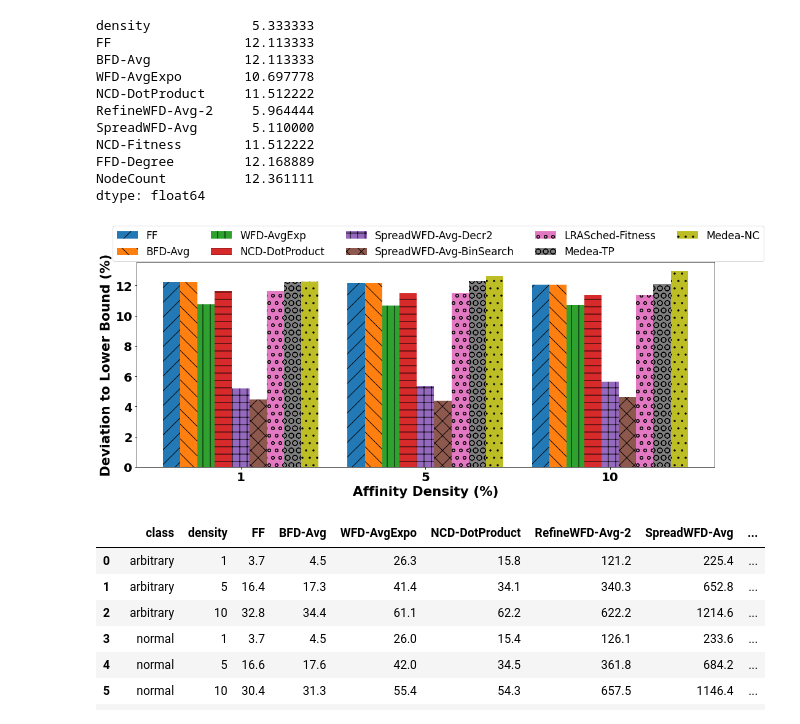
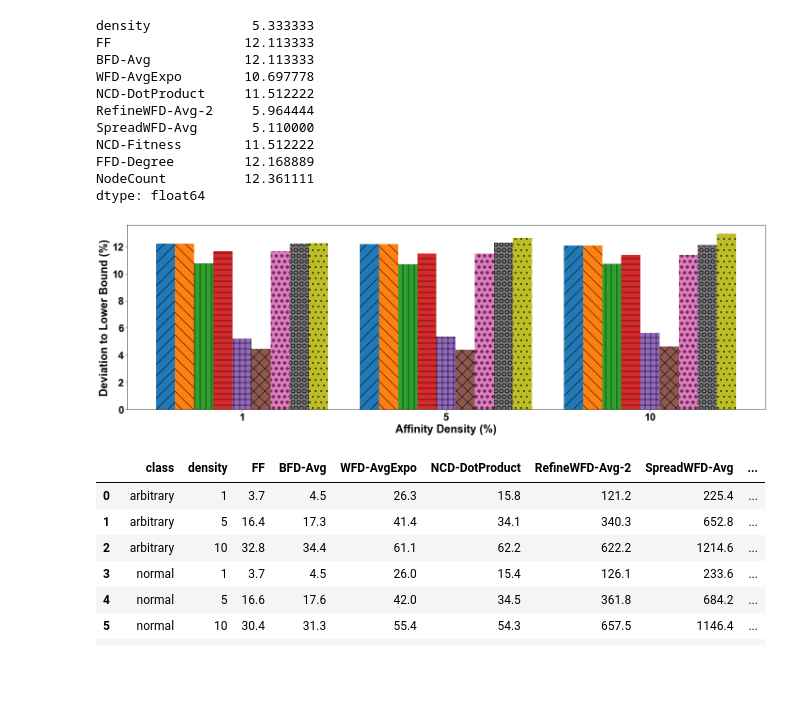
Before and after one commit to DSSGroup-Leeds/LRA-binpacking-expe, a Jupyter notebook: data/analysis_scripts/exp_result_analysis-icdcs22pagefit.ipynb, the cells around one changed output. Drawn from its saved outputs; the diff is of its cells as text; code cells hidden in the pictures; blank space fills up the shorter version.

Commit message:
refine figures

```diff
--- a/data/analysis_scripts/exp_result_analysis-icdcs22pagefit.ipynb
+++ b/data/analysis_scripts/exp_result_analysis-icdcs22pagefit.ipynb
@@ -15,6 +15,6 @@ print(proj_path)
 # %%
 FONT_NAME = 'Arial'
-FONT_SIZE = 19
+FONT_SIZE = 21
 import matplotlib as mpl
 mpl.rc('font',family='Arial')
 # %%
@@ -107,7 +107,7 @@ def get_scale_exp_results(sub_df, alg_column_names):
     sub_df_grouped_avg_time = sub_df_grouped_avg[['class', 'LRAnum'] + time_column_names]
     return sub_df_grouped_avg_eps, sub_df_grouped_avg_time
 # %%
-def plot_barchart(original_df, class_name, cols, xlabel, ylabel, legend_args={'loc':'upper center', 'anchor_x':0.5, 'anchor_y':-0.25, 'ncol':5, 'fontsize':FONT_SIZE}, log_scale=False):
+def plot_barchart(original_df, class_name, cols, xlabel, ylabel, legend_args={'width':16, 'height':6.5, 'loc':'upper center', 'anchor_x':0.5, 'anchor_y':-0.25, 'ncol':5, 'fontsize':FONT_SIZE, 'enabled':True}, log_scale=False):
     tmp_df = original_df[original_df['class'] == class_name][cols]
     tmp_df.rename(columns=rename_dict, errors='ignore', inplace=True)
     # group of densities/scale
@@ -115,7 +115,7 @@ def plot_barchart(original_df, class_name, cols, xlabel, ylabel, legend_args={'l
     labels = original_df.density.apply(lambda x: f'{x:,}').unique()
     x = np.arange(len(labels))
 
-    fig = plt.figure(figsize=(16, 6.5))
+    fig = plt.figure(figsize=(legend_args['width'], legend_args['height']))
     algs = list(tmp_df.T.index)
     alg_num = len(tmp_df.T)
     alg_res = tmp_df.T.values
@@ -140,7 +140,8 @@ def plot_barchart(original_df, class_name, cols, xlabel, ylabel, legend_args={'l
     plt.ylabel(ylabel, fontname=FONT_NAME, fontsize=FONT_SIZE+2.5, fontweight='bold')
     if log_scale:
         plt.yscale('log')
-    plt.legend(algs, loc=legend_args['loc'], bbox_to_anchor=(legend_args['anchor_x'], legend_args['anchor_y']), ncol=legend_args['ncol'], fontsize=legend_args['fontsize'])
+    if legend_args['enabled']:
+        plt.legend(algs, loc=legend_args['loc'], bbox_to_anchor=(legend_args['anchor_x'], legend_args['anchor_y']), ncol=legend_args['ncol'], fontsize=legend_args['fontsize'])
     plt.tight_layout()
     plt.show()
     fig.tight_layout()
@@ -172,7 +173,7 @@ twodim_eps
 9 rows × 30 columns
 # %%
 for c in classes:
-    legend_args={'loc':'upper center', 'anchor_x':0.5, 'anchor_y':-0.25, 'ncol':5, 'fontsize':FONT_SIZE}
+    legend_args={'width':10, 'height':6.5,'loc':'upper center', 'anchor_x':0.5, 'anchor_y':-0.25, 'ncol':5, 'fontsize':FONT_SIZE, 'enabled':True}
     fig = plot_barchart(twodim_eps, c, df_2d_column_names, "Affinity Density (%)", 'Deviation to Lower Bound (%)', legend_args)
     #filename = f"{proj_path}/plots/density2D_result_{c}.pdf"
     #fig.savefig(filename)
@@ -179,6 +182,6 @@ for c in classes:
 # %%
 for c in classes:
-    legend_args={'loc':'upper center', 'anchor_x':0.5, 'anchor_y':-0.25, 'ncol':5, 'fontsize':FONT_SIZE}
+    legend_args={'width':10, 'height':6.5,'loc':'upper center', 'anchor_x':0.5, 'anchor_y':-0.25, 'ncol':5, 'fontsize':FONT_SIZE, 'enabled':True}
     fig = plot_barchart(twodim_time, c, df_2d_column_names,
                         "Affinity Density (%)",
                         'Time consumption (s)\nlog-scale', legend_args, True)
@@ -233,12 +238,13 @@ dtype: float64
 # %%
 for c in classes:
 # c = "arbitrary"
-    legend_args={'loc':'upper left', 'anchor_x':-0.05, 'anchor_y':1.2, 'ncol':5, 'fontsize':FONT_SIZE-2}
+    #legend_args={'width':14, 'height':6.5,'loc':'center', 'anchor_x':1.15, 'anchor_y':0.4, 'ncol':1, 'fontsize':FONT_SIZE-4, 'enabled':True}
+    legend_args={'width':20, 'height':6.5,'loc':'lower left', 'anchor_x':0.01, 'anchor_y':0.01, 'ncol':4, 'fontsize':FONT_SIZE, 'enabled':False}
     fig = plot_barchart(twodim_eps, c, df_2d_column_names_small, "Affinity Density (%)", 'Deviation to Lower Bound (%)',legend_args)
     filename = f"{proj_path}/plots/density2D_small2_result_{c}.pdf"
     fig.savefig(filename)
 # %% [output]
-[figure, old version]
+[figure, new version]
 # %%
 twodim_time_small
 # %% [output]
```
Also changed, not shown: parts of 11 cells of this notebook.
